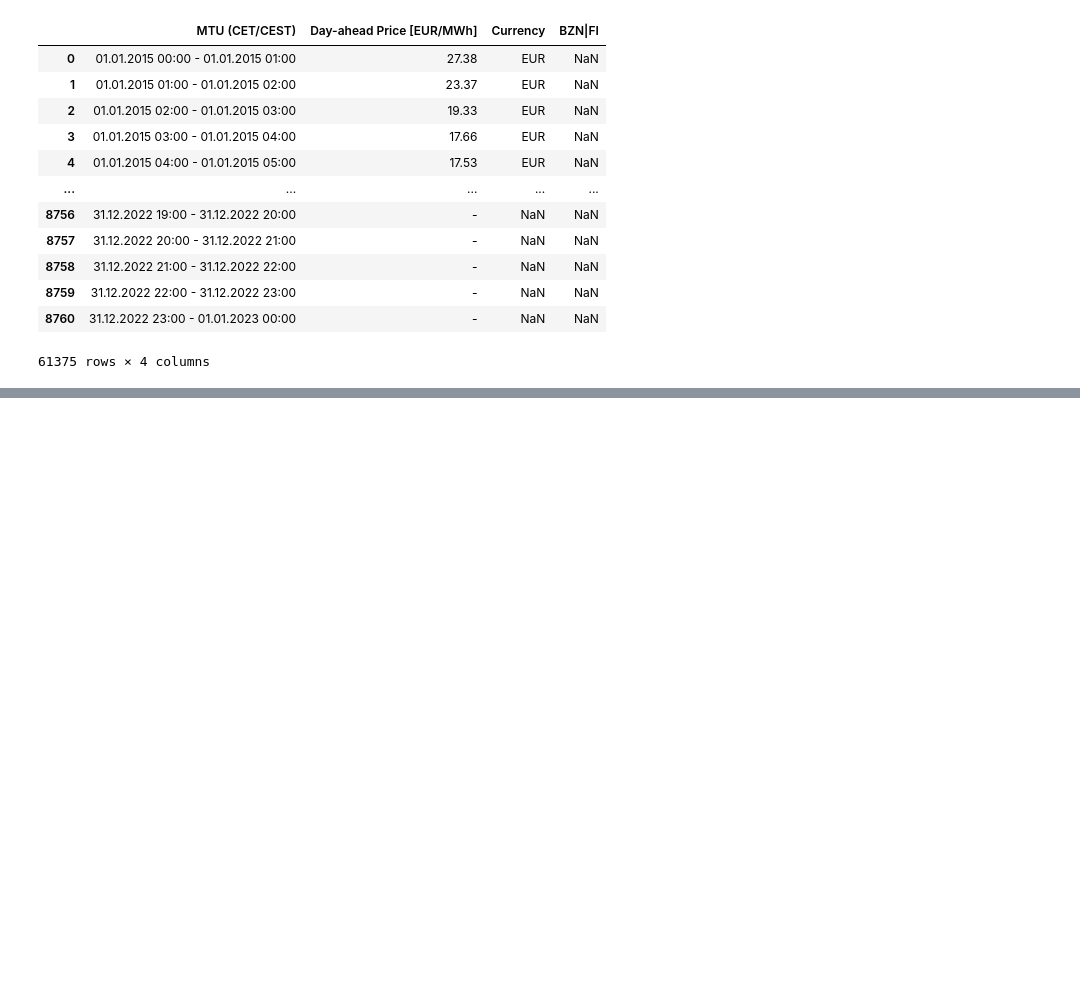
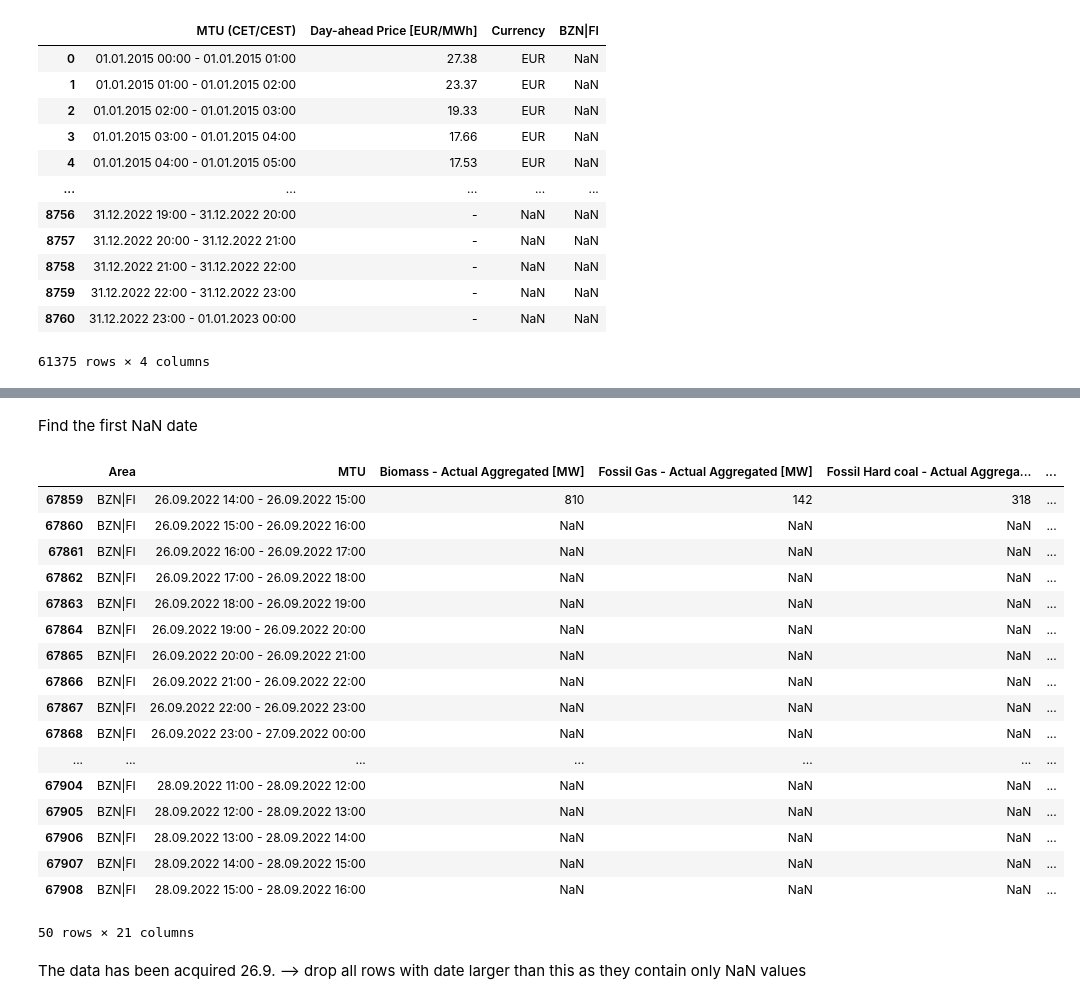
Before and after one commit to MergHQ/ids22-miniproject, a Jupyter notebook: merge_load_price_generation.ipynb, the cells around one changed output, grey strips where cells are left out. Saved outputs shown, nothing was run; the diff lists cells and outputs as text; code cells hidden in the pictures; blank space fills up the shorter version.

```diff
--- a/merge_load_price_generation.ipynb
+++ b/merge_load_price_generation.ipynb
@@ -101,0 +304,2 @@ generation.to_csv('./data/all_generation_data.csv')
+# %%
+df['start_time'] = df.MTU.str.split('-', expand = True)[0].str.strip()
@@ -101,0 +326,25 @@ generation.to_csv('./data/all_generation_data.csv')
+# %% [markdown]
+Find the first NaN date
+# %%
+df[df.start_time > pd.Timestamp('2022-09-26T13')].head(50)
+# %% [output]
+|  | Area | MTU | Biomass - Actual Aggregated [MW] | Fossil Gas - Actual Aggregated [MW] | Fossil Hard coal - Actual Aggrega... | ... |
+| 67859 | BZN|FI | 26.09.2022 14:00 - 26.09.2022 15:00 | 810 | 142 | 318 | ... |
+| 67860 | BZN|FI | 26.09.2022 15:00 - 26.09.2022 16:00 | NaN | NaN | NaN | ... |
+| 67861 | BZN|FI | 26.09.2022 16:00 - 26.09.2022 17:00 | NaN | NaN | NaN | ... |
+| 67862 | BZN|FI | 26.09.2022 17:00 - 26.09.2022 18:00 | NaN | NaN | NaN | ... |
+| 67863 | BZN|FI | 26.09.2022 18:00 - 26.09.2022 19:00 | NaN | NaN | NaN | ... |
+| 67864 | BZN|FI | 26.09.2022 19:00 - 26.09.2022 20:00 | NaN | NaN | NaN | ... |
+| 67865 | BZN|FI | 26.09.2022 20:00 - 26.09.2022 21:00 | NaN | NaN | NaN | ... |
+| 67866 | BZN|FI | 26.09.2022 21:00 - 26.09.2022 22:00 | NaN | NaN | NaN | ... |
+| 67867 | BZN|FI | 26.09.2022 22:00 - 26.09.2022 23:00 | NaN | NaN | NaN | ... |
+| 67868 | BZN|FI | 26.09.2022 23:00 - 27.09.2022 00:00 | NaN | NaN | NaN | ... |
+| ... | ... | ... | ... | ... | ... | ... |
+| 67904 | BZN|FI | 28.09.2022 11:00 - 28.09.2022 12:00 | NaN | NaN | NaN | ... |
+| 67905 | BZN|FI | 28.09.2022 12:00 - 28.09.2022 13:00 | NaN | NaN | NaN | ... |
+| 67906 | BZN|FI | 28.09.2022 13:00 - 28.09.2022 14:00 | NaN | NaN | NaN | ... |
+| 67907 | BZN|FI | 28.09.2022 14:00 - 28.09.2022 15:00 | NaN | NaN | NaN | ... |
+| 67908 | BZN|FI | 28.09.2022 15:00 - 28.09.2022 16:00 | NaN | NaN | NaN | ... |
+50 rows × 21 columns
+# %% [markdown]
+The data has been acquired 26.9. --> drop all rows with date larger than this as they contain only NaN values
```
Also changed, not shown: parts of 62 cells of this notebook, 1 other file.
